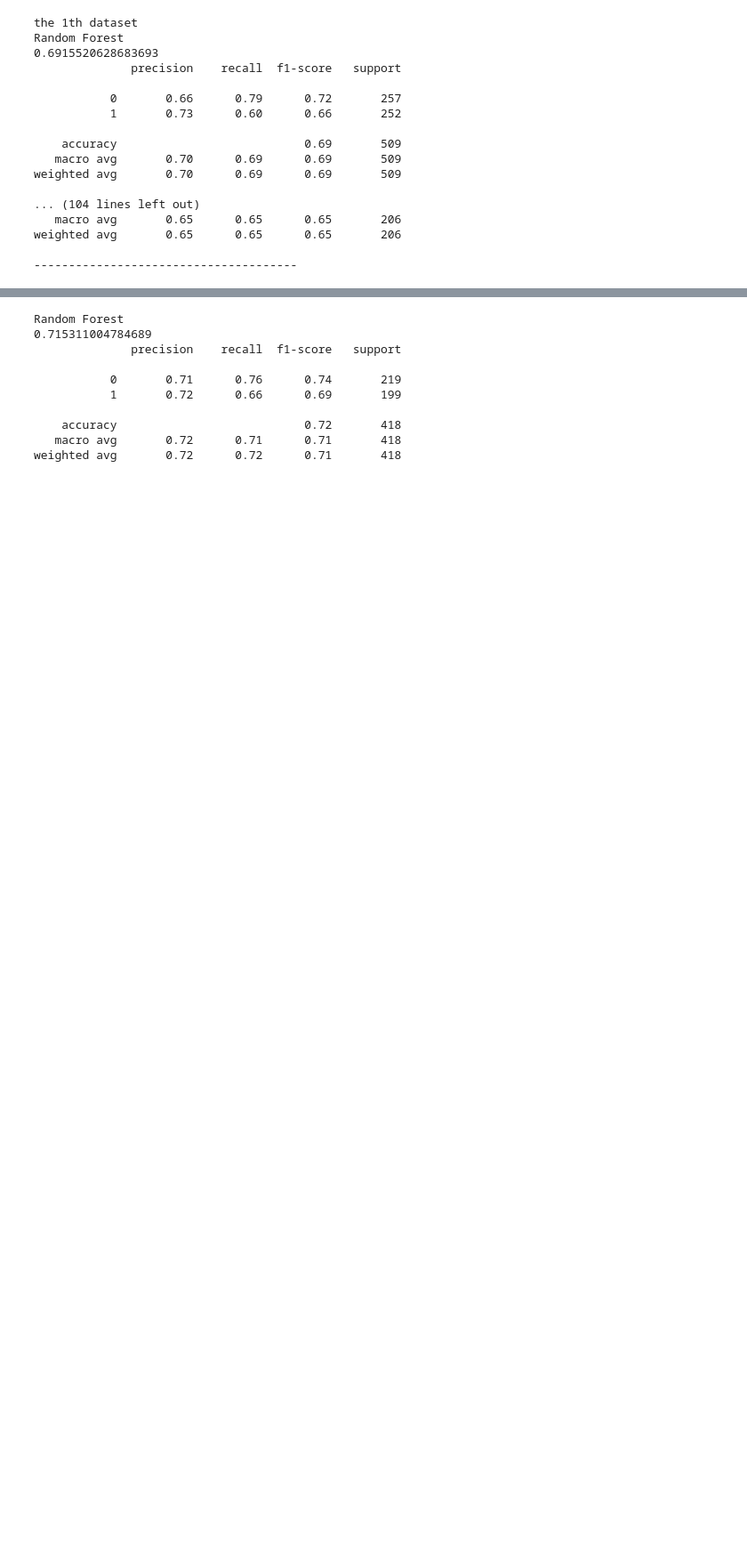
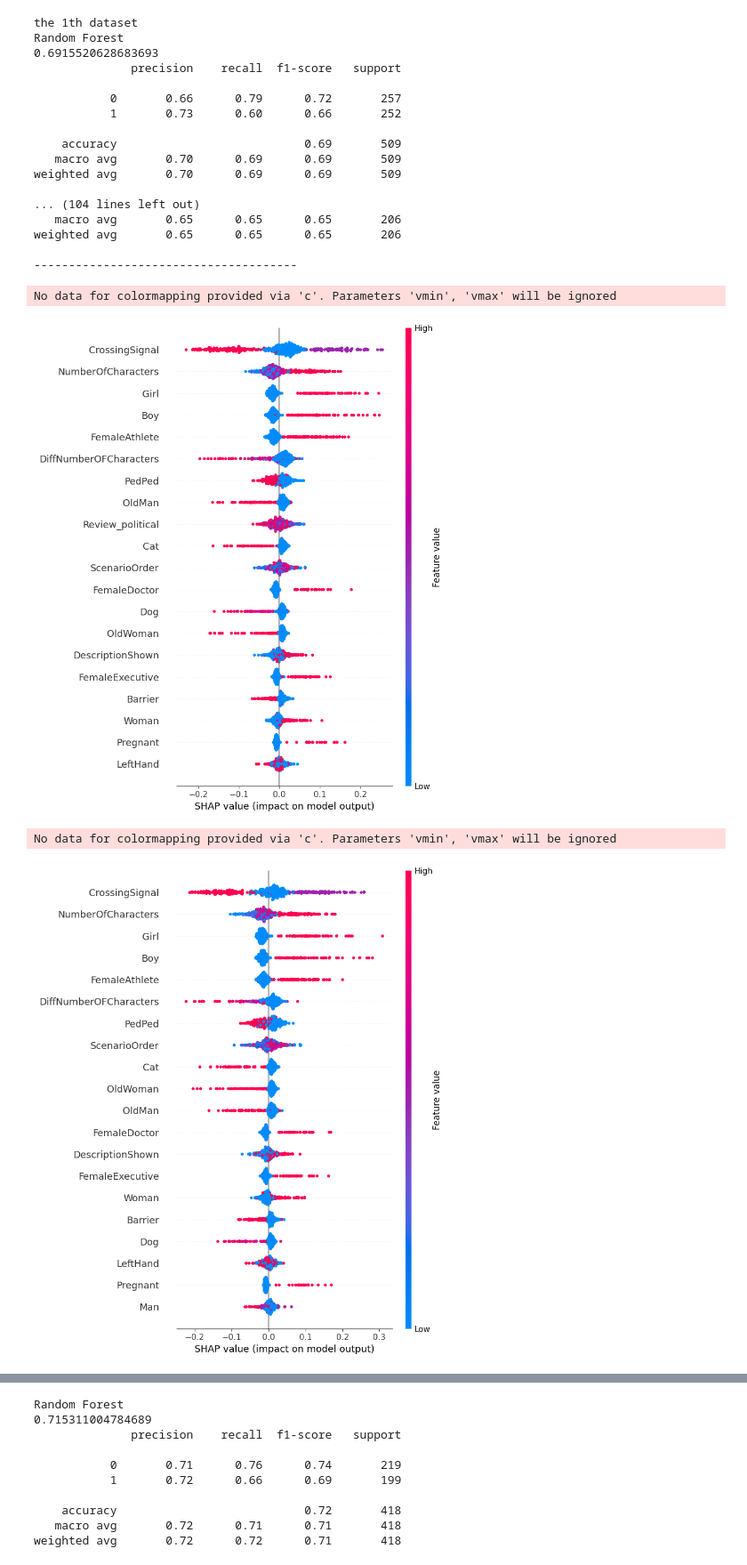
Before and after one commit to ziqishu/COG403_final_project, a Jupyter notebook: our_code/ml_practice_shared_response.ipynb, the cells around one changed output, grey strips where cells are left out. Shown at 89% size. Cells and saved outputs as stored; diff of their text form; code cells hidden in the pictures; blank space fills up the shorter version.

```diff
--- a/our_code/ml_practice_shared_response.ipynb
+++ b/our_code/ml_practice_shared_response.ipynb
@@ -97,3 +97,64 @@ weighted avg       0.70      0.69      0.69       509
 weighted avg       0.65      0.65      0.65       206
 
 --------------------------------------
+# %%
+import shap
+from sklearn.ensemble import RandomForestClassifier
+
+df_x_combined_with_political = df_combined.iloc[:, 3:-2]
+df_x_combined_without_political = df_combined.iloc[:, 3:-3]
+
+df_x_combined_with_political = df_x_combined_with_political.drop(['Saved'], axis=1)
+df_x_combined_without_political = df_x_combined_without_political.drop(['Saved'], axis=1)
+
+df_x_combined_with_political = df_x_combined_with_political.apply(lambda x: pd.to_numeric(x, errors='coerce'))
+df_x_combined_without_political = df_x_combined_without_political.apply(lambda x: pd.to_numeric(x, errors='coerce'))
+
+df_x_combined_with_political = df_x_combined_with_political.replace([float('inf'), float('-inf')], float('nan'))
+df_x_combined_without_political = df_x_combined_without_political.replace([float('inf'), float('-inf')], float('nan'))
+
+df_x_combined_with_political = df_x_combined_with_political.apply(lambda x: x.clip(lower=-1e10, upper=1e10))
+df_x_combined_without_political = df_x_combined_without_political.apply(lambda x: x.clip(lower=-1e10, upper=1e10))
+
+df_x_combined_with_political = df_x_combined_with_political.dropna(axis=1)
+df_x_combined_without_political = df_x_combined_without_political.dropna(axis=1)
+
+x_train_with_political, x_test_with_political, y_train_with_political, y_test_with_political = train_test_split(df_x_combined_with_political, df_combined['Saved'], test_size=0.2, random_state=0)
+x_train_without_political, x_test_without_political, y_train_without_political, y_test_without_political = train_test_split(df_x_combined_without_political, df_combined['Saved'], test_size=0.2, random_state=0)
+
+rf_model_with_political = RandomForestClassifier()
+rf_model_without_political = RandomForestClassifier()
+
+rf_model_with_political.fit(x_train_with_political, y_train_with_political)
+rf_model_without_political.fit(x_train_without_political, y_train_without_political)
+
+explainer_with_political = shap.TreeExplainer(rf_model_with_political)
+explainer_without_political = shap.TreeExplainer(rf_model_without_political)
+
+
+# explainer = shap.Explainer(model_combined, x_train_combined)
+
+# # Calculate SHAP values
+# shap_values = explainer(x_test_combined, check_additivity=False)
+
+# # print(type(shap_values))
+# # print(shap_values.shape)
+
+# # print(type(x_test_combined))
+# # print(x_test_combined.shape)
+# shap_values_positive_class = shap_values.values[...,1]
+
+# # Now you can plot the summary plot for the positive class
+# shap.summary_plot(shap_values_positive_class, x_test_combined)
+
+shap_values_with_political = explainer_with_political.shap_values(x_test_with_political)
+shap_values_without_political = explainer_without_political.shap_values(x_test_without_political)
+
+# plot the SHAP values for the positive class
+shap.summary_plot(shap_values_with_political[1], x_test_with_political)
+shap.summary_plot(shap_values_without_political[1], x_test_without_political)
+# %% [output]
+No data for colormapping provided via 'c'. Parameters 'vmin', 'vmax' will be ignored
+[figure, added]
+No data for colormapping provided via 'c'. Parameters 'vmin', 'vmax' will be ignored
+[figure, added]
```
Also changed, not shown: parts of 6 cells of this notebook, 1 other file.
